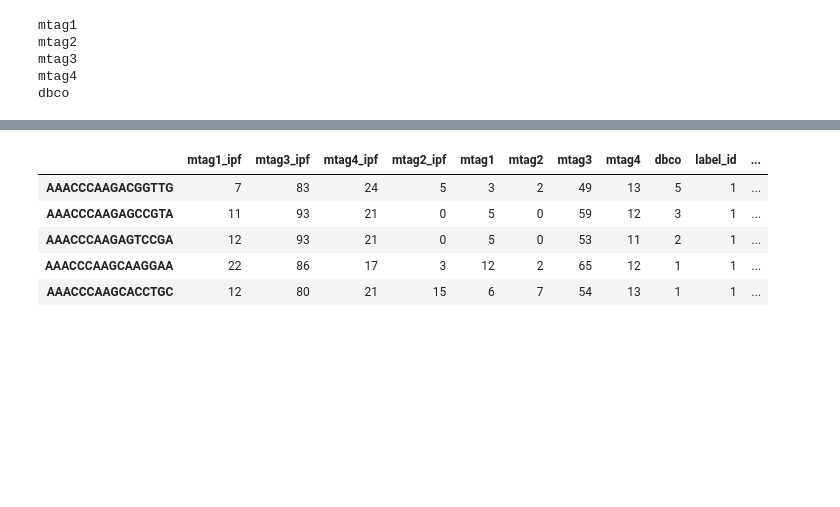
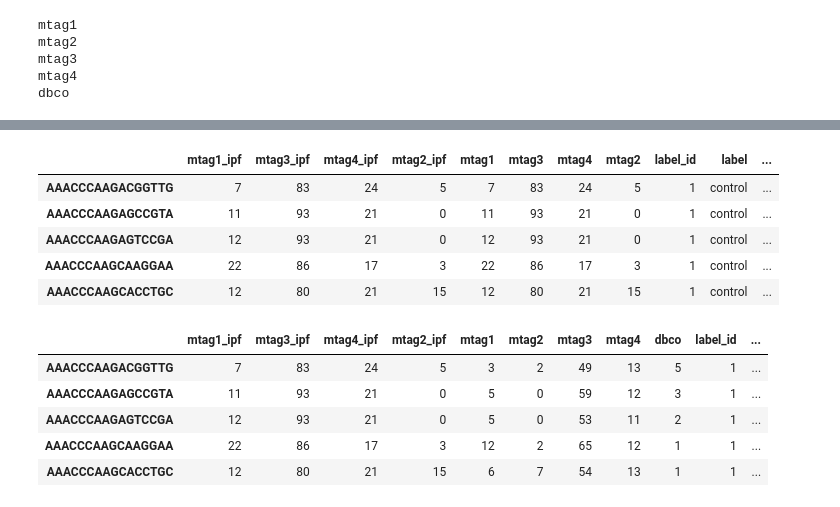
Before and after one commit to sbooeshaghi/azucar, a Jupyter notebook: analysis/293T/obs2/assign.ipynb, the cells around one changed output, grey strips where cells are left out. Cells and saved outputs as stored; diff of their text form; code cells hidden in the pictures; blank space fills up the shorter version.

```diff
--- a/analysis/293T/obs2/assign.ipynb
+++ b/analysis/293T/obs2/assign.ipynb
@@ -1819,11 +1839,20 @@ def mx_extract(matrix_fn, md_fn, select_fn, out_matrix_fn, out_md_fn, axis=1):
   write_list(out_md_fn, np.take(md, sel))
 # %%
 #@title mx assign
-def mx_assign(matrix_fn, barcodes_fn, genes_fn, markers_fn):
+def mx_assign(matrix_fn, barcodes_fn, genes_fn, markers_ec_fn, groups_fn):
 
+  groups = []
+  read_str_list(groups_fn, groups)
+
+  genes = []
+  read_str_list(genes_fn, genes)
+
+  barcodes = []
+  read_str_list(barcodes_fn, barcodes)
 
   markers_ec = defaultdict(list)
   read_markers_ec(markers_ec_fn, markers_ec)
+
   # read in gene count matrix
   G = mmread(matrix_fn).toarray()
 
@@ -1901,11 +1930,11 @@ def mx_assign(matrix_fn, barcodes_fn, genes_fn, markers_fn):
   ent = entropy(prob, axis=1)
 
   # make df
-  df = pd.DataFrame(G, columns=[f"{i}_ipf" for i in marker_genes])
+  df = pd.DataFrame(G, columns=[f"{i}_ipf" for i in genes])
 
 
   # original counts
-  for idx, v in enumerate(mtx.T):
+  for idx, v in enumerate(G.T):
       df[f"{genes[idx]}"] = v
 
   df["label_id"] = labels
@@ -1946,0 +1964,4 @@ Initialization converged: True   time lapse 0.82959s     ll -3.53819
+# %%
+# perform assignments with markers and matrices
+df = mx_assign("san.norm.extr.matrix.mtx", "san.barcodes.txt", "san.extr.genes.txt", "markers.ec", "groups.txt")
+#df["dbco_ipf"] = dbco
@@ -1947,3 +1986,12 @@ Initialization converged: True   time lapse 0.82959s     ll -3.53819
+# %%
+df.head()
+# %% [output]
+|  | mtag1_ipf | mtag3_ipf | mtag4_ipf | mtag2_ipf | mtag1 | mtag3 | mtag4 | mtag2 | label_id | label | ... |
+| AAACCCAAGACGGTTG | 7 | 83 | 24 | 5 | 7 | 83 | 24 | 5 | 1 | control | ... |
+| AAACCCAAGAGCCGTA | 11 | 93 | 21 | 0 | 11 | 93 | 21 | 0 | 1 | control | ... |
+| AAACCCAAGAGTCCGA | 12 | 93 | 21 | 0 | 12 | 93 | 21 | 0 | 1 | control | ... |
+| AAACCCAAGCAAGGAA | 22 | 86 | 17 | 3 | 22 | 86 | 17 | 3 | 1 | control | ... |
+| AAACCCAAGCACCTGC | 12 | 80 | 21 | 15 | 12 | 80 | 21 | 15 | 1 | control | ... |
 # %%
 # column indices to select from gene matrix
 select_fn = "select.txt"
```
Also changed, not shown: parts of 13 cells of this notebook.
